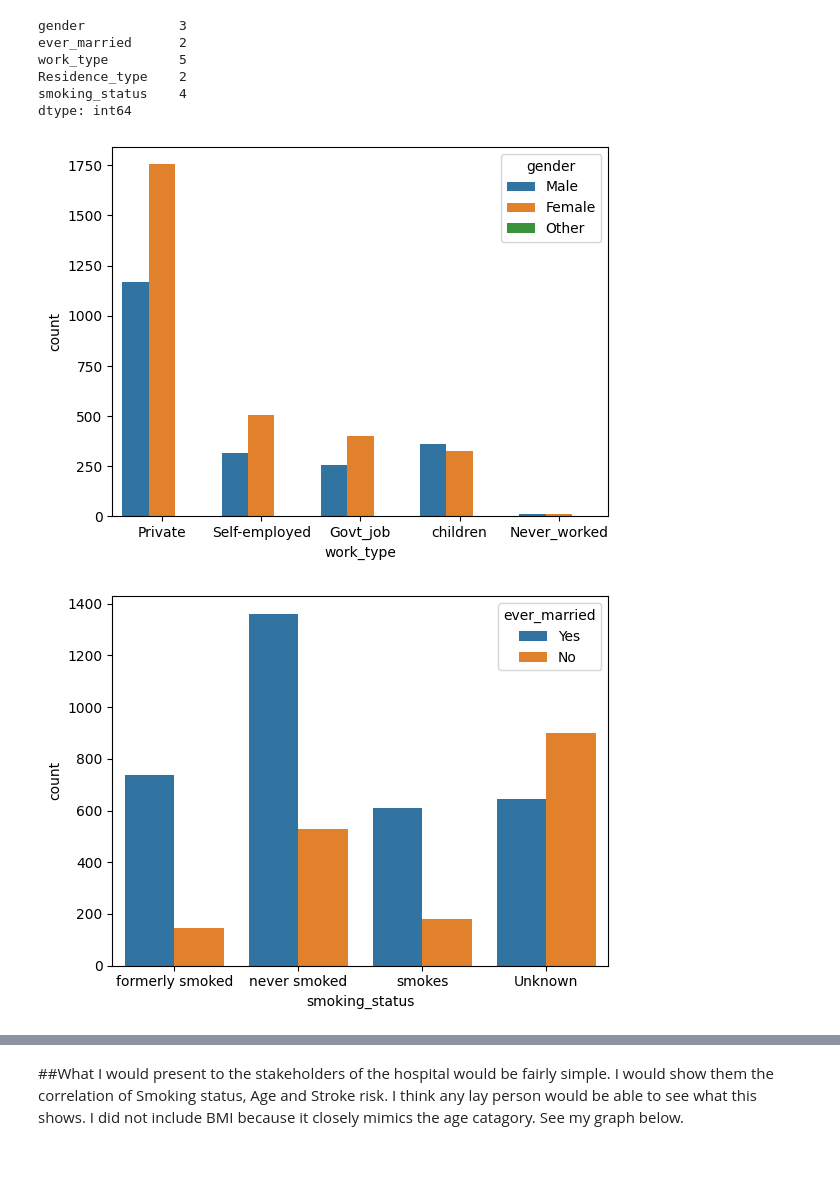
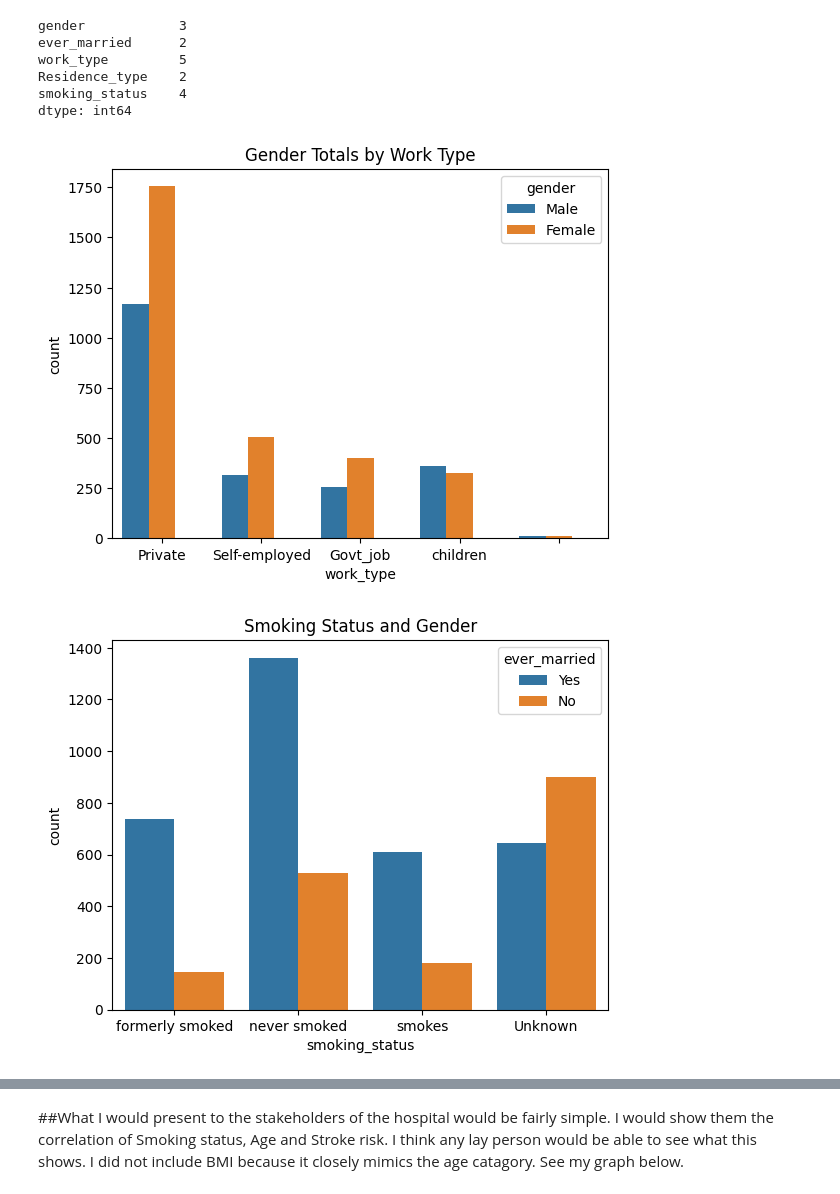
Before and after one commit to BenjaminEngel919/Medical-Data, a Jupyter notebook: Stroke_Prediction_Project.ipynb, the cells around one changed output, grey strips where cells are left out. Saved outputs shown, nothing was run; the diff lists cells and outputs as text; code cells hidden in the pictures; blank space fills up the shorter version.

```diff
--- a/Stroke_Prediction_Project.ipynb
+++ b/Stroke_Prediction_Project.ipynb
@@ -184,3 +184,6 @@ Only part of the data I could get rid of would be the 'Other' value in gender. I
+# %%
+stroke['gender'] = stroke['gender'].str.replace('Other', '',regex=True)
+stroke['work_type'] = stroke['work_type'].str.replace('Never_worked', '',regex=True)
 # %% [markdown]
 #Visuals
 # %%
@@ -274,19 +277,19 @@ dtype: int64
 # %%
 import pandas as pd
 import numpy as np
 import matplotlib.pyplot as plt
 import seaborn as sns
 pd.set_option('display.max_columns',100)
 
 # Multivariate countplot with a hue argument
-ax = sns.countplot(data=stroke, x='work_type', hue='gender')
+ax = sns.countplot(data=stroke, x='work_type', hue='gender').set(title='Gender Totals by Work Type')
 # %% [output]
-[figure, old version]
+[figure, new version]
 # %%
 #Multivariate countplot with a hue argument
-ax = sns.countplot(data=stroke, x='smoking_status', hue='ever_married')
+ax = sns.countplot(data=stroke, x='smoking_status', hue='ever_married').set(title='Smoking Status and Gender')
 # %% [output]
-[figure, old version]
+[figure, new version]
 # %%
 #Customizing a Stipplot
 ax = sns.stripplot(data=stroke, x='bmi', y='smoking_status',
```
Also changed, not shown: parts of 46 cells of this notebook.
